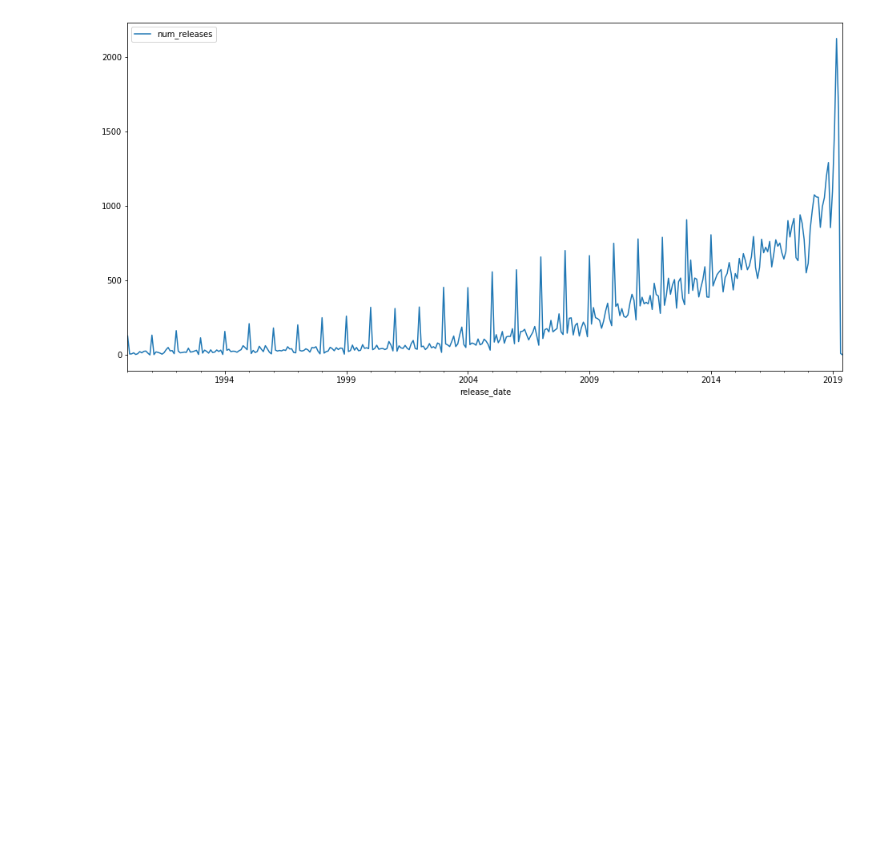
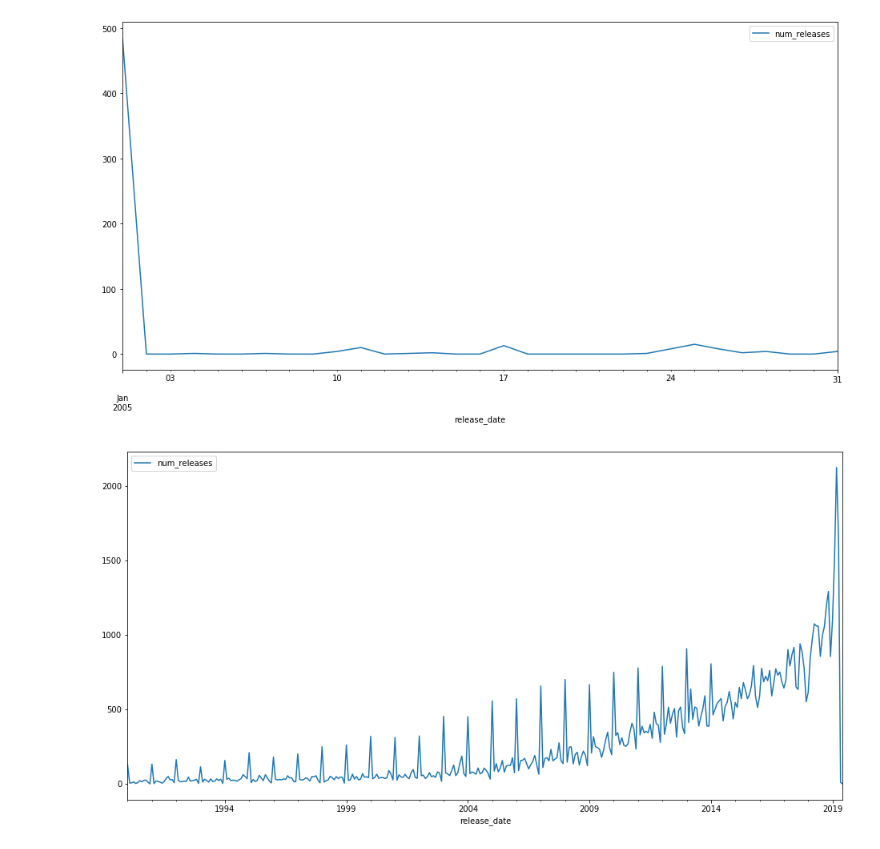
Before and after one commit to QED0711/spotify-predictive-analysis, a Jupyter notebook: exploration/qd_072819_timeseries_release_date.ipynb, the cells around one changed output. Saved outputs shown, nothing was run; the diff lists cells and outputs as text; code cells hidden in the pictures; blank space fills up the shorter version.

Commit message:
added releases by day plots

```diff
--- a/exploration/qd_072819_timeseries_release_date.ipynb
+++ b/exploration/qd_072819_timeseries_release_date.ipynb
@@ -13,5 +13,7 @@ day_ts_df.release_date = pd.to_datetime(day_ts_df.release_date)
 day_ts_df = day_ts_df.sort_values("release_date").set_index("release_date").copy()
 # %%
 # choose any attribute to 'len' to get total number of released songs per month
+day_ts_df = day_ts_df.resample("d").agg({"Danceability":len})
+day_ts_df.columns = ["num_releases"]
 month_ts_df = day_ts_df.resample("m").agg({"Danceability":len})
 month_ts_df.columns = ["num_releases"]
@@ -18,3 +28,8 @@ month_ts_df.columns = ["num_releases"]
+# %%
+day_ts_df["jan 2005":"jan 2005"].plot(figsize=(16,8))
+plt.show()
+# %% [output]
+[figure, added]
 # %%
 month_ts_df["1990":].plot(figsize=(16,8))
 plt.show()
```
Also changed, not shown: parts of 1 cell of this notebook.
